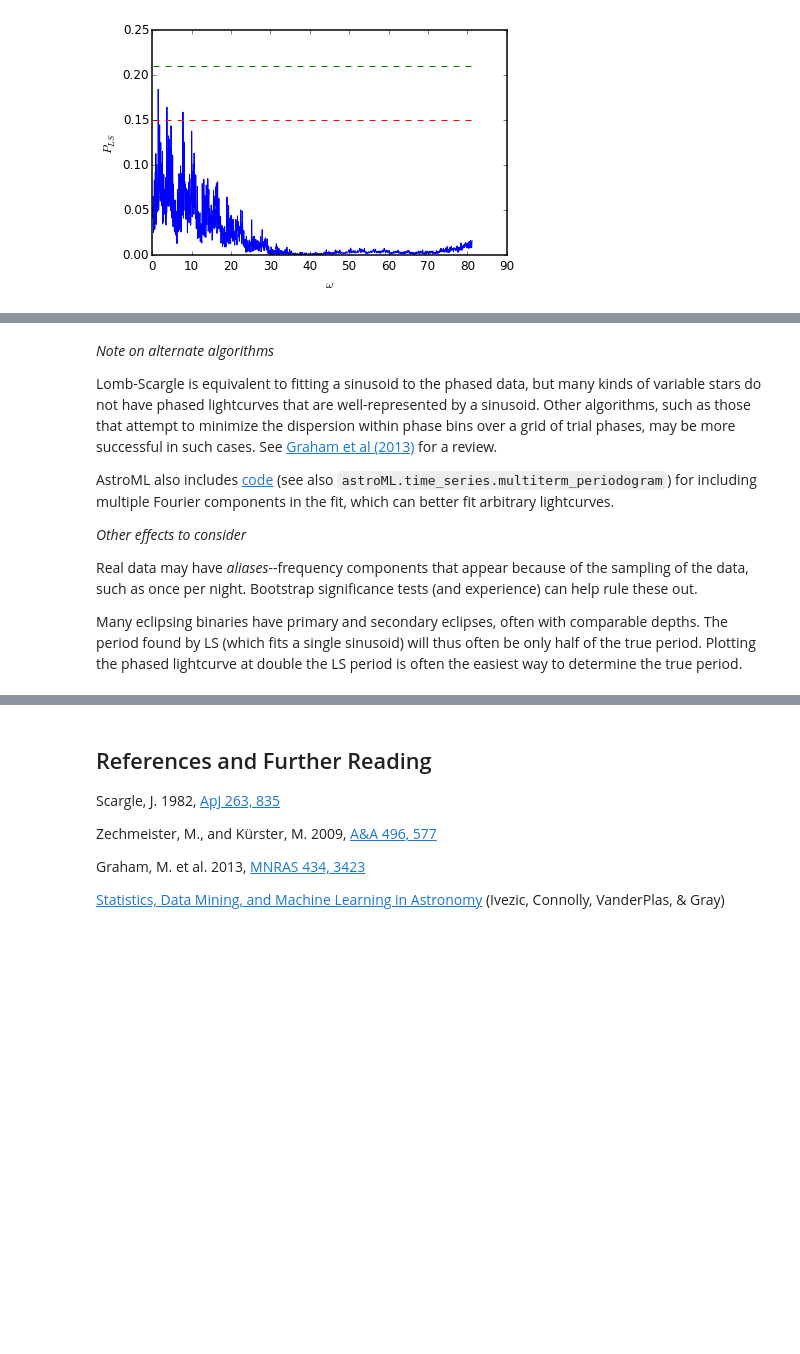
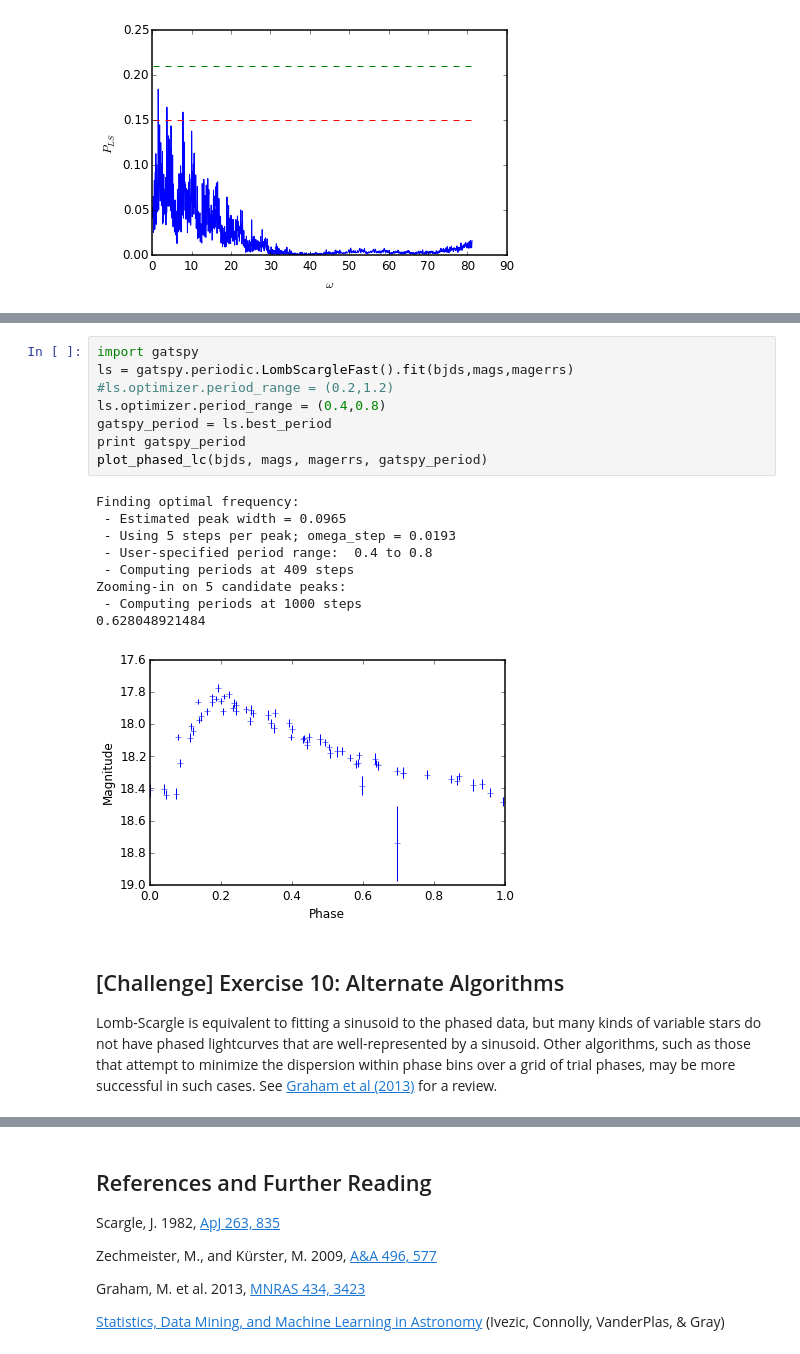
Before and after one commit to ebellm/ztf_summerschool_2015, a Jupyter notebook: notebooks/Period_Finding.ipynb, the cells around one changed output, grey strips where cells are left out. Drawn from its saved outputs; the diff is of its cells as text; blank space fills up the shorter version.

```diff
--- a/notebooks/Period_Finding.ipynb
+++ b/notebooks/Period_Finding.ipynb
@@ -170,12 +261,22 @@ Now try finding the periods of these sources with more complex light curves:
+# %%
+import gatspy
+ls = gatspy.periodic.LombScargleFast().fit(bjds,mags,magerrs)
+#ls.optimizer.period_range = (0.2,1.2)
+ls.optimizer.period_range = (0.4,0.8)
+gatspy_period = ls.best_period
+print gatspy_period
+plot_phased_lc(bjds, mags, magerrs, gatspy_period)
+# %% [output]
+Finding optimal frequency:
+ - Estimated peak width = 0.0965
+ - Using 5 steps per peak; omega_step = 0.0193
+ - User-specified period range:  0.4 to 0.8
+ - Computing periods at 409 steps
+Zooming-in on 5 candidate peaks:
+ - Computing periods at 1000 steps
+0.628048921484
+[figure, added]
 # %% [markdown]
-*Note on alternate algorithms*
+## [Challenge] Exercise 10: Alternate Algorithms
 
 Lomb-Scargle is equivalent to fitting a sinusoid to the phased data, but many kinds of variable stars do not have phased lightcurves that are well-represented by a sinusoid.  Other algorithms, such as those that attempt to minimize the dispersion within phase bins over a grid of trial phases, may be more successful in such cases.  See [Graham et al (2013)](http://adsabs.harvard.edu/abs/2013MNRAS.434.3423G) for a review.
-
-AstroML also includes [code](http://www.astroml.org/book_figures/chapter10/fig_LINEAR_LS.html) (see also `astroML.time_series.multiterm_periodogram`) for including multiple Fourier components in the fit, which can better fit arbitrary lightcurves.
-
-*Other effects to consider*
-
-Real data may have *aliases*--frequency components that appear because of the sampling of the data, such as once per night.  Bootstrap significance tests (and experience) can help rule these out.
-
-Many eclipsing binaries have primary and secondary eclipses, often with comparable depths.  The period found by LS (which fits a single sinusoid) will thus often be only half of the true period.  Plotting the phased lightcurve at double the LS period is often the easiest way to determine the true period.
```
Also changed, not shown: parts of 34 cells of this notebook, 2 other files.
